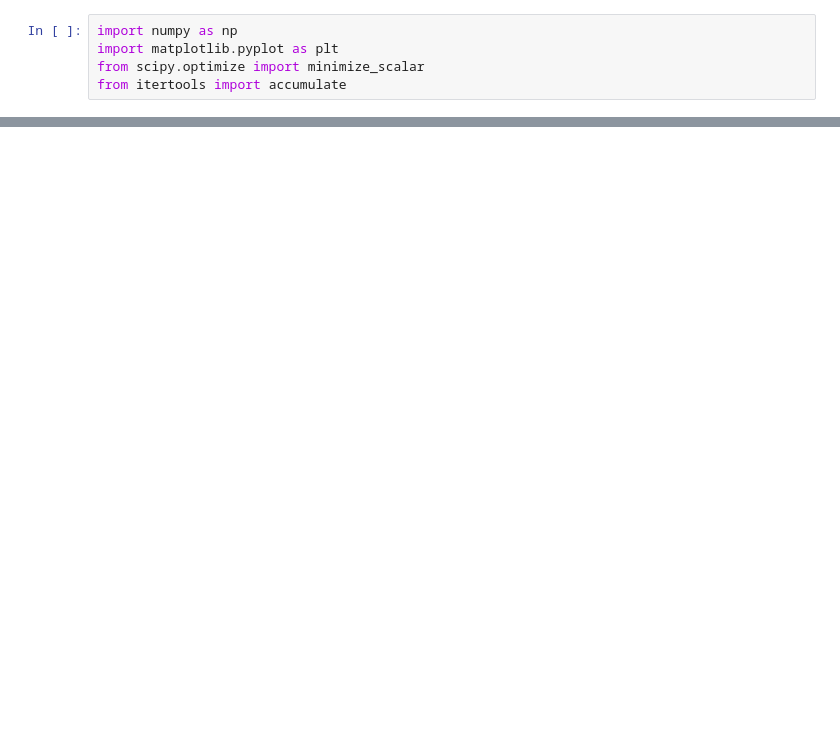
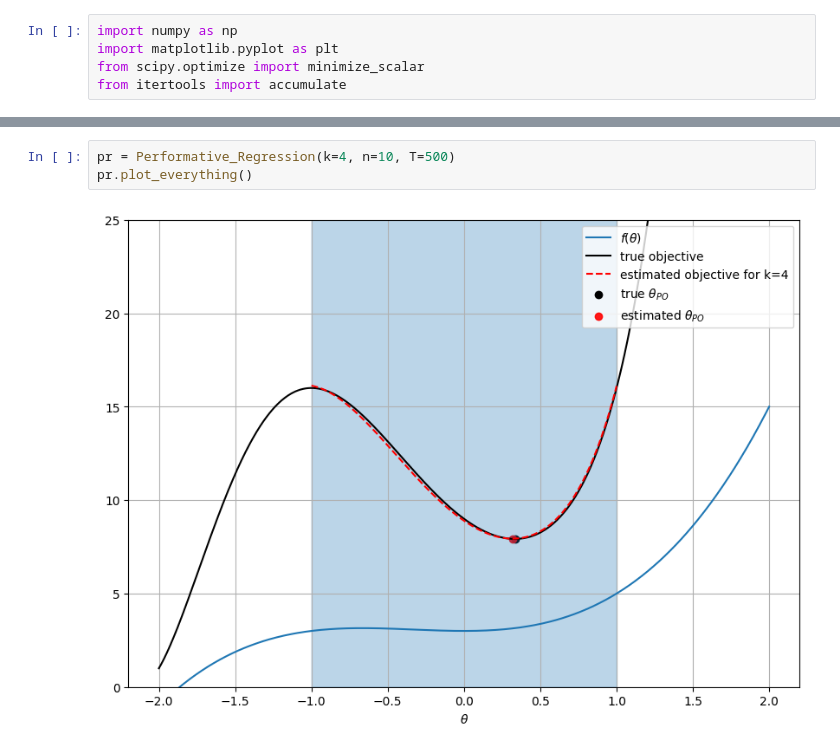
Before and after one commit to ivankirev13/Performative-Regression, a Jupyter notebook: performative_regression.ipynb, the cells around one changed output, grey strips where cells are left out. Saved outputs shown, nothing was run; the diff lists cells and outputs as text; blank space fills up the shorter version.

```diff
--- a/performative_regression.ipynb
+++ b/performative_regression.ipynb
@@ -125,3 +138,8 @@ pr.plot_everything()
+# %%
+pr = Performative_Regression(k=4, n=10, T=500)
+pr.plot_everything()
+# %% [output]
+[figure, added]
 # %%
 plt.figure(figsize=(15, 5))
 for k in [5, 6, 7, 9]:
```
Also changed, not shown: parts of 5 cells of this notebook.
